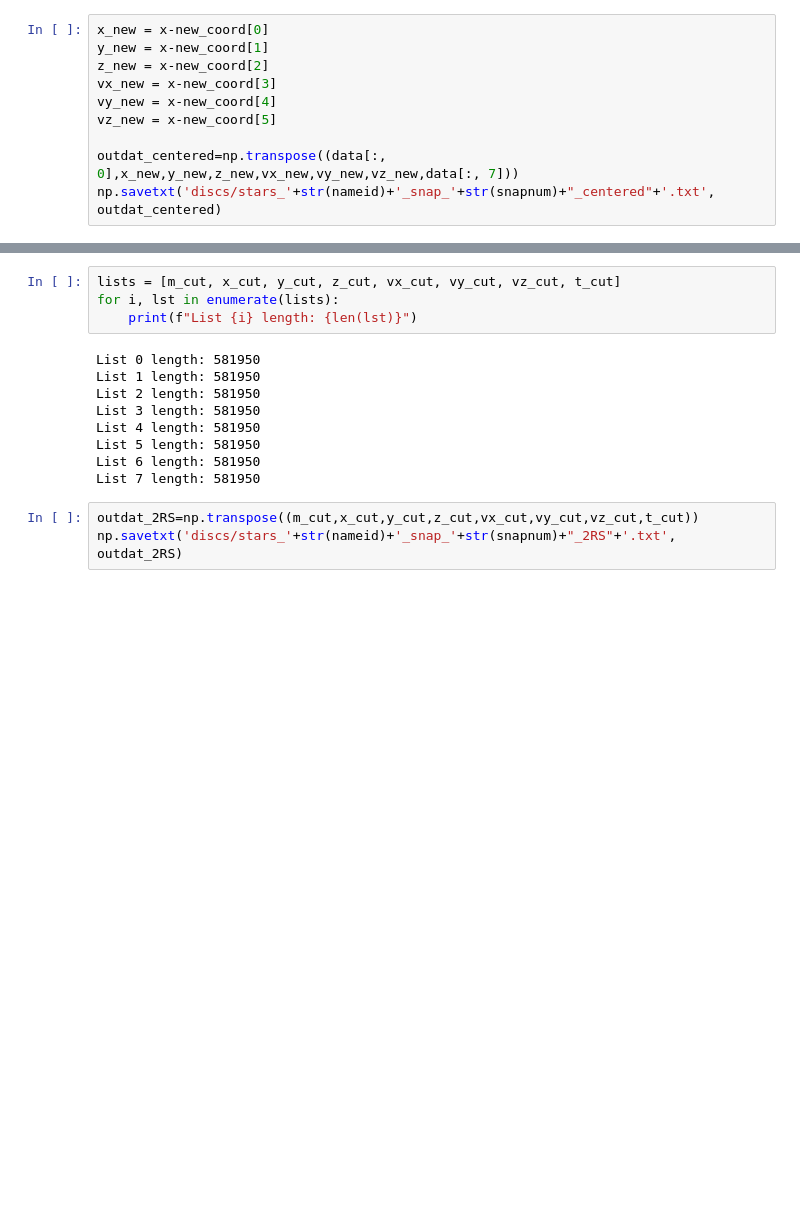
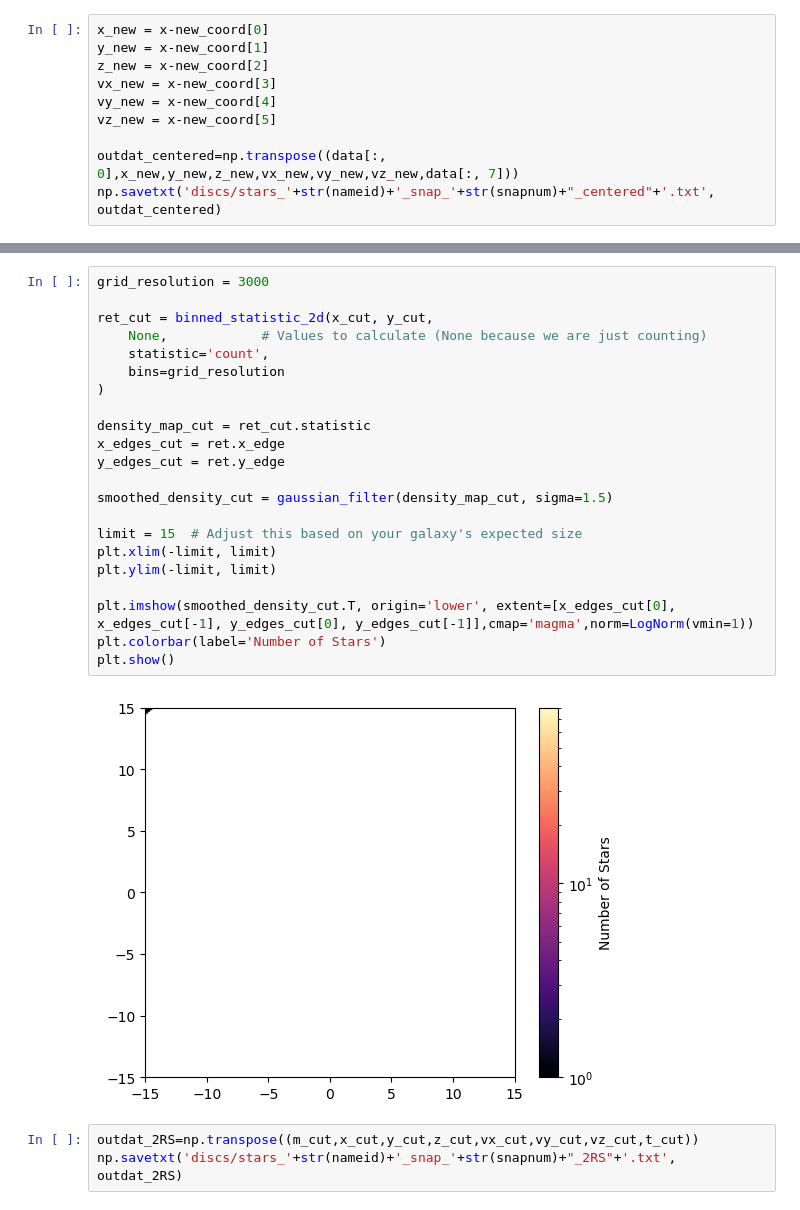
Before and after one commit to Alverd02/Kinematic-Signatures-of-Bars-and-Spirals-in-TNG50-Galaxies, a Jupyter notebook: Kinematic Signatures of Bars and Spirals in TNG50 Galaxies.ipynb, the cells around one changed output, grey strips where cells are left out. Saved outputs shown, nothing was run; the diff lists cells and outputs as text; blank space fills up the shorter version.

```diff
--- a/Kinematic Signatures of Bars and Spirals in TNG50 Galaxies.ipynb
+++ b/Kinematic Signatures of Bars and Spirals in TNG50 Galaxies.ipynb
@@ -244,16 +254,27 @@ plt.show()
 # %%
-lists = [m_cut, x_cut, y_cut, z_cut, vx_cut, vy_cut, vz_cut, t_cut]
-for i, lst in enumerate(lists):
-    print(f"List {i} length: {len(lst)}")
+grid_resolution = 3000
+
+ret_cut = binned_statistic_2d(x_cut, y_cut,
+    None,            # Values to calculate (None because we are just counting)
+    statistic='count',
+    bins=grid_resolution
+)
+
+density_map_cut = ret_cut.statistic
+x_edges_cut = ret.x_edge
+y_edges_cut = ret.y_edge
+
+smoothed_density_cut = gaussian_filter(density_map_cut, sigma=1.5)
+
+limit = 15  # Adjust this based on your galaxy's expected size
+plt.xlim(-limit, limit)
+plt.ylim(-limit, limit)
+
+plt.imshow(smoothed_density_cut.T, origin='lower', extent=[x_edges_cut[0], x_edges_cut[-1], y_edges_cut[0], y_edges_cut[-1]],cmap='magma',norm=LogNorm(vmin=1))
+plt.colorbar(label='Number of Stars')
+plt.show()
 # %% [output]
-List 0 length: 581950
-List 1 length: 581950
-List 2 length: 581950
-List 3 length: 581950
-List 4 length: 581950
-List 5 length: 581950
-List 6 length: 581950
-List 7 length: 581950
+[figure, added]
 # %%
 outdat_2RS=np.transpose((m_cut,x_cut,y_cut,z_cut,vx_cut,vy_cut,vz_cut,t_cut))
 np.savetxt('discs/stars_'+str(nameid)+'_snap_'+str(snapnum)+"_2RS"+'.txt', outdat_2RS)
```
Also changed, not shown: parts of 4 cells of this notebook, 1 other file.
